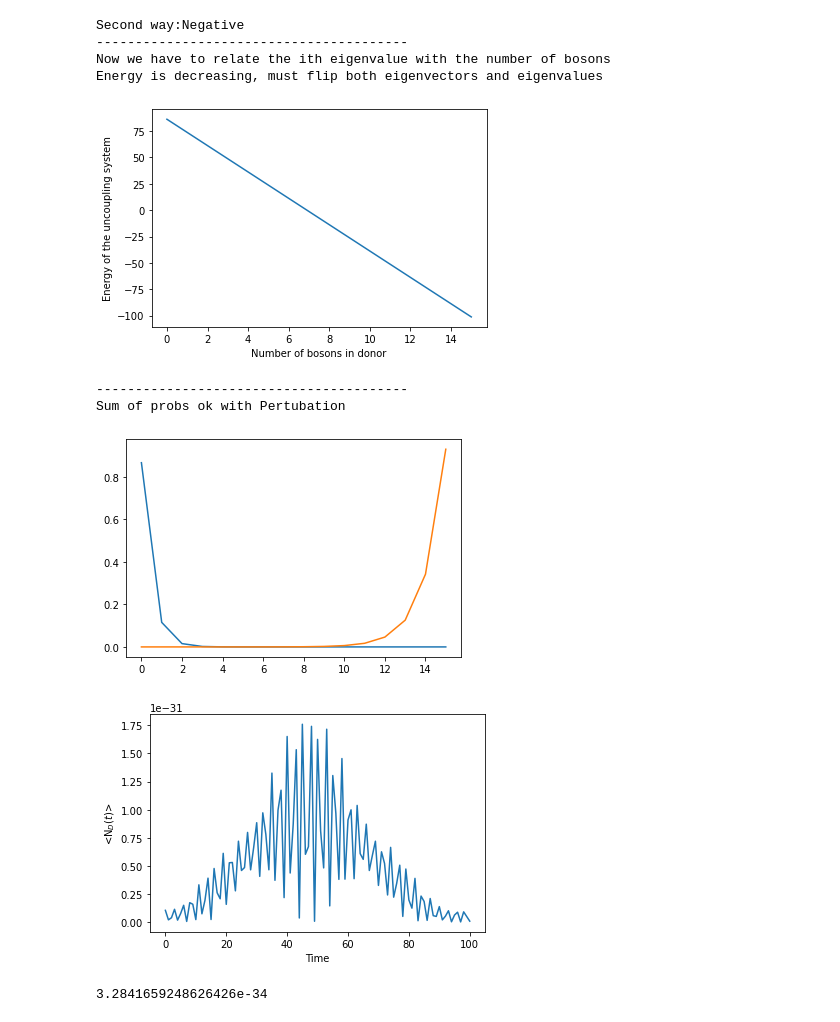
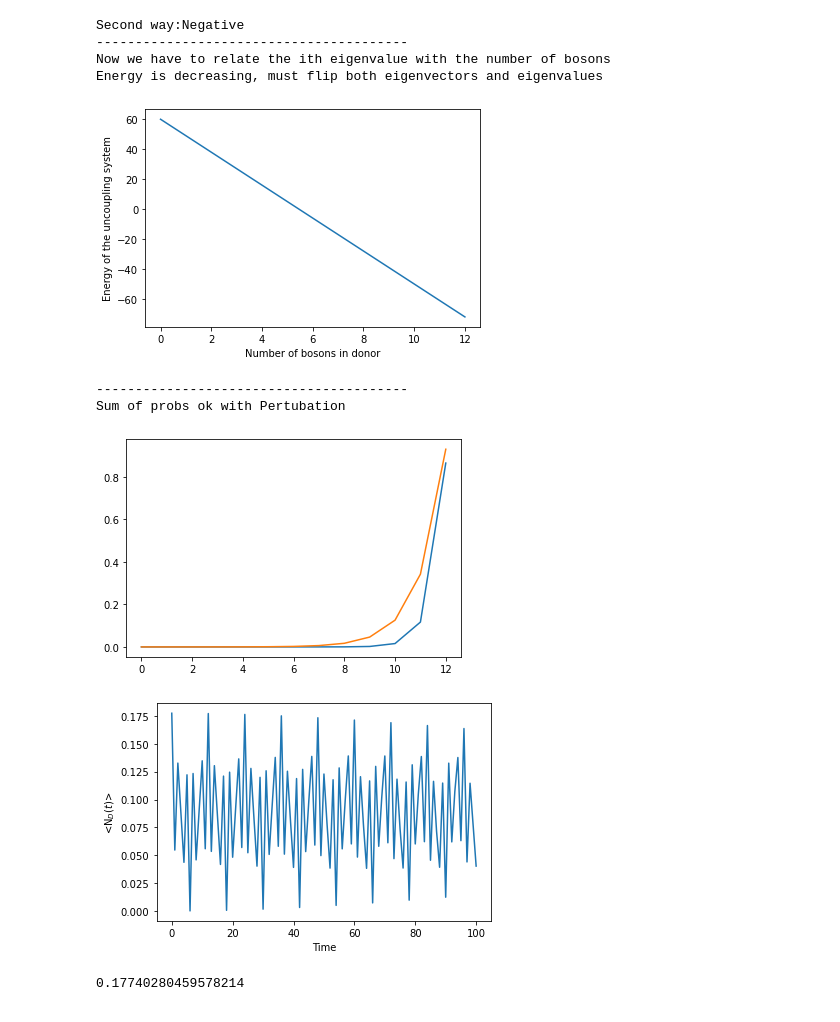
Before and after one commit to JAndronis/Quantum-Targeted-Energy-Transfer, a Jupyter notebook: test.ipynb, the cells around one changed output. Drawn from its saved outputs; the diff is of its cells as text; code cells hidden in the pictures.

```diff
--- a/test.ipynb
+++ b/test.ipynb
@@ -112,12 +112,12 @@ def check_probs(array,case):
         print('Probelm with the sum of probs with ' + case)
         print(np.sum(array))
 
-N=15
+N=12
 omegaA = 2
 omegaD = -3
 chiA = 0.5
 chiD = -0.5
-coupling_lambda = 0.01
+coupling_lambda = 0.001
 
 # ----------- Step 1: Construct the Hamiltonian matrix of the problem -----------
 
@@ -190,7 +190,7 @@ def fix_eigenvectors(result,eigvals,eigvecs):
   plt.show()
   return eigvals,eigvecs
 
-eigenvalues_uncoupling,eigenvectors_uncoupling = fix_eigenvectors(check_degeneracy_second_way(),eigenvalues_uncoupling,eigenvectors_uncoupling)
+eigenvalues,eigenvectors = fix_eigenvectors(check_degeneracy_second_way(),eigenvalues,eigenvectors)
 
 initial_state = np.zeros(N + 1, dtype=float)
 for n in range(N + 1):
@@ -216,7 +216,7 @@ for i in range(N+1):
 
 coeff_b = np.zeros(N+1)
 for k in range(N+1):
-    coeff_b[k] = np.vdot(eigenvectors[:,k].T, A[:,-1])
+    coeff_b[k] = np.vdot(eigenvectors[:,k].T, initial_state)
 
 coeff_a = np.zeros(N+1)
 t = np.linspace(0,100,100, dtype=int)
@@ -254,12 +254,12 @@ Second way:Negative
 Second way:Negative
 ----------------------------------------
 Now we have to relate the ith eigenvalue with the number of bosons
 Energy is decreasing, must flip both eigenvectors and eigenvalues
-[figure, old version]
+[figure, new version]
 ----------------------------------------
 Sum of probs ok with Pertubation
-[figure, old version]
+[figure, new version]
-[figure, old version]
+[figure, new version]
 # %%
 sum_n2 = 0
 for j in range(N+1):
@@ -271,4 +271,4 @@ for j in range(N+1):
 
 print(sum_n2)
 # %% [output]
-3.2841659248626426e-34
+0.17740280459578214
```
Also changed, not shown: parts of 1 cell of this notebook.
